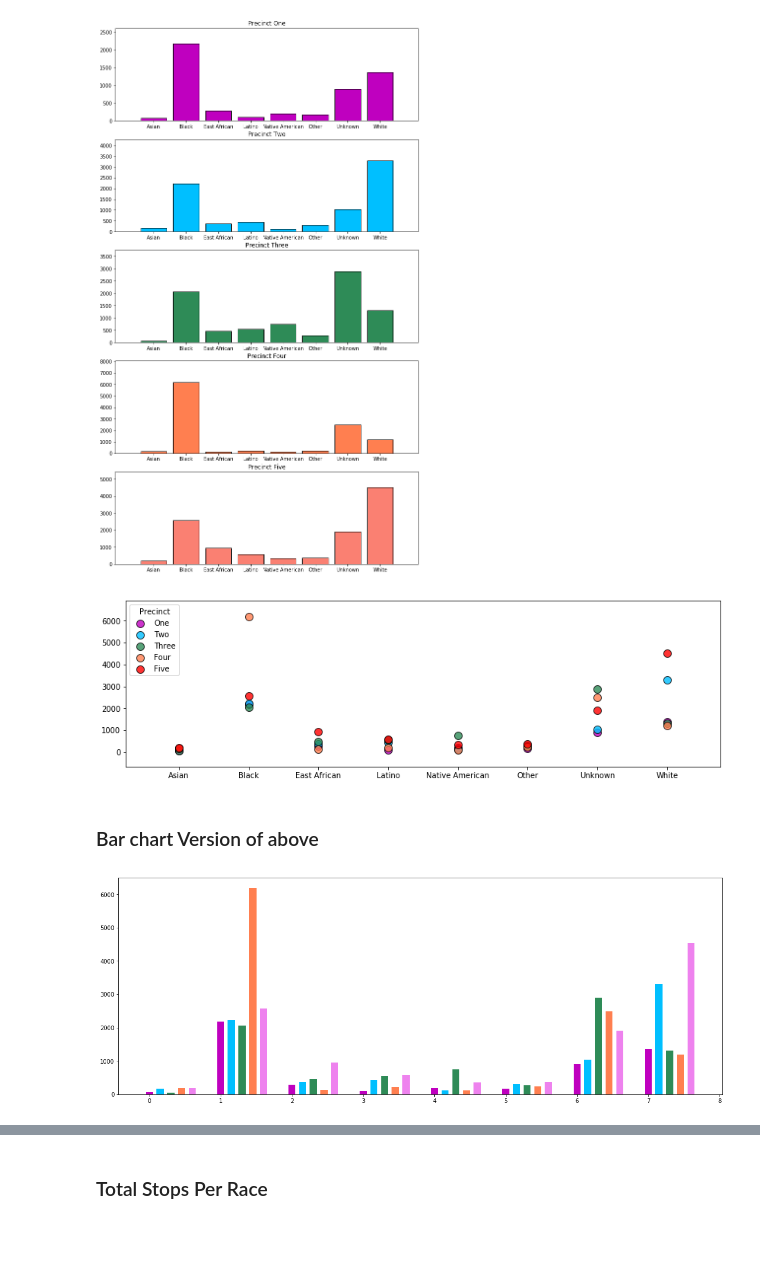
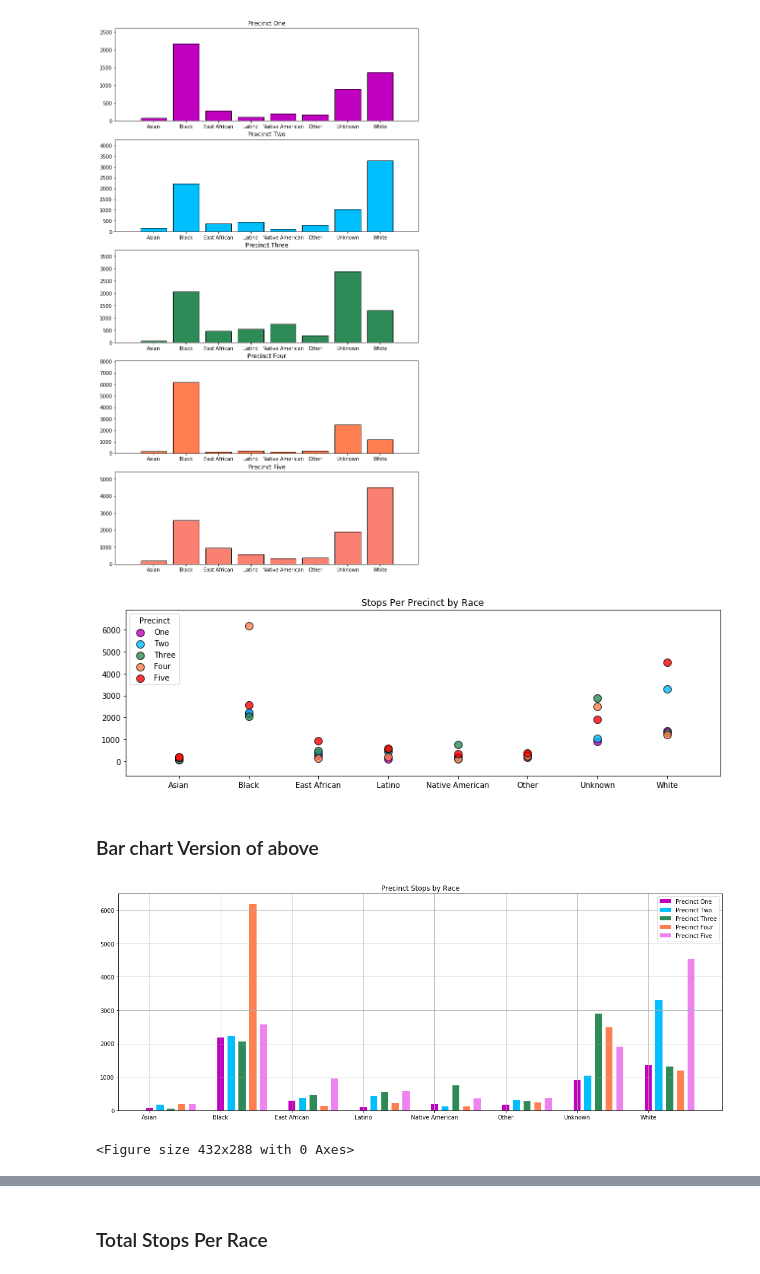
Before and after one commit to elu267/Project_GroupF, a Jupyter notebook: MN_Stop_Data.ipynb, the cells around one changed output, grey strips where cells are left out. Saved outputs shown, nothing was run; the diff lists cells and outputs as text; code cells hidden in the pictures; blank space fills up the shorter version.

Commit message:
Bar charts finalized

```diff
--- a/MN_Stop_Data.ipynb
+++ b/MN_Stop_Data.ipynb
@@ -263,29 +263,30 @@ fig1.savefig('Stops_per_precinct_by_race.png')
 # %%
 stppbr = stops_per_precinct_by_race
 stppbr
 
 one = pd.DataFrame(stppbr.iloc[:, [0,1]])
 two = pd.DataFrame(stppbr.iloc[:, [0,2]]) #data.iloc[[0,3,6,24], [0,5,6]]
 three = pd.DataFrame(stppbr.iloc[:, [0,3]])
 four = pd.DataFrame(stppbr.iloc[:, [0,4]])
 five = pd.DataFrame(stppbr.iloc[:, [0,5]])
 six = pd.DataFrame(stppbr.iloc[:, [0,6]])
 
 #plotting
 fig8,ax8 = plt.subplots( figsize=(14,4))
 
 ax8.scatter(one.race,one.one, s=100, color='m', label='One',linewidths=1 ,edgecolor='black',alpha=.8)
 ax8.scatter(two.race,two.two, s=100, color='deepskyblue', label='Two',linewidths=1 ,edgecolor='black',alpha=.8)
 ax8.scatter(three.race,three.three, s=100, color='seagreen', label='Three',linewidths=1 ,edgecolor='black',alpha=.8)
 ax8.scatter(four.race,four.four, s=100, color='coral', label='Four',linewidths=1 ,edgecolor='black',alpha=.8)
 ax8.scatter(five.race,five.five, s=100, color='r', label='Five',linewidths=1 ,edgecolor='black',alpha=.8)
 ax8.margins(x=0.1,y=0.2)
 ax8.legend(loc='upper left',title='Precinct')
 ax8.margins(x=0.1,y=0.1)
+ax8.set_title('Stops Per Precinct by Race')
 
 fig8.savefig('Stops_per_precinct_by_race2.png')
 # %% [output]
-[figure, old version]
+[figure, new version]
 # %% [markdown]
 ### Bar chart Version of above
 # %%
@@ -295,18 +296,26 @@ three = stppbr['three']
 four = stppbr['four']
 five = stppbr['five']
 
-fig11, ax11 = plt.subplots(figsize= (19,7))
+fig11, ax11 = plt.subplots(figsize= (19,7) )
 
-X = np.arange(8)
-ax11.bar(X + 0.00, one, color = 'm', width = 0.10)
-ax11.bar(X + 0.15, two, color = 'deepskyblue', width = 0.10)
-ax11.bar(X + 0.30, three, color = 'seagreen', width = 0.10)
-ax11.bar(X + 0.45, four, color = 'coral', width = 0.10)
-ax11.bar(X + 0.60, five, color = 'violet', width = 0.10 )
+x = np.arange(8)
 
+ax11.bar(X + 0.00, one, color = 'm', width = 0.10, label='Precinct One')
+ax11.bar(X + 0.15, two, color = 'deepskyblue', width = 0.10,label='Precinct Two')
+ax11.bar(X + 0.30, three, color = 'seagreen', width = 0.10,label='Precinct Three')
+ax11.bar(X + 0.45, four, color = 'coral', width = 0.10,label='Precinct Four')
+ax11.bar(X + 0.60, five, color = 'violet', width = 0.10,label='Precinct Five' )
+#plt.xticks('Asian','Black','East African','Latino','Native American','Other','Unknown','White')
+plt.xticks([0,1,2,3,4,5,6,7], ['Asian','Black','East African','Latino','Native American','Other','Unknown','White'])
+ax11.set_title('Precinct Stops by Race')
+plt.legend()
+plt.grid()
 plt.show()
+
+plt.savefig('precinct_stops_per_race_count_stacked.png')
 # %% [output]
-[figure, old version]
+[figure, new version]
+<Figure size 432x288 with 0 Axes>
 # %%
 ##splitting up df to segment by precicnt
 one = pd.DataFrame(stppbr.iloc[:, [0,1]])
```
Also changed, not shown: parts of 4 cells of this notebook, 5 other files.
